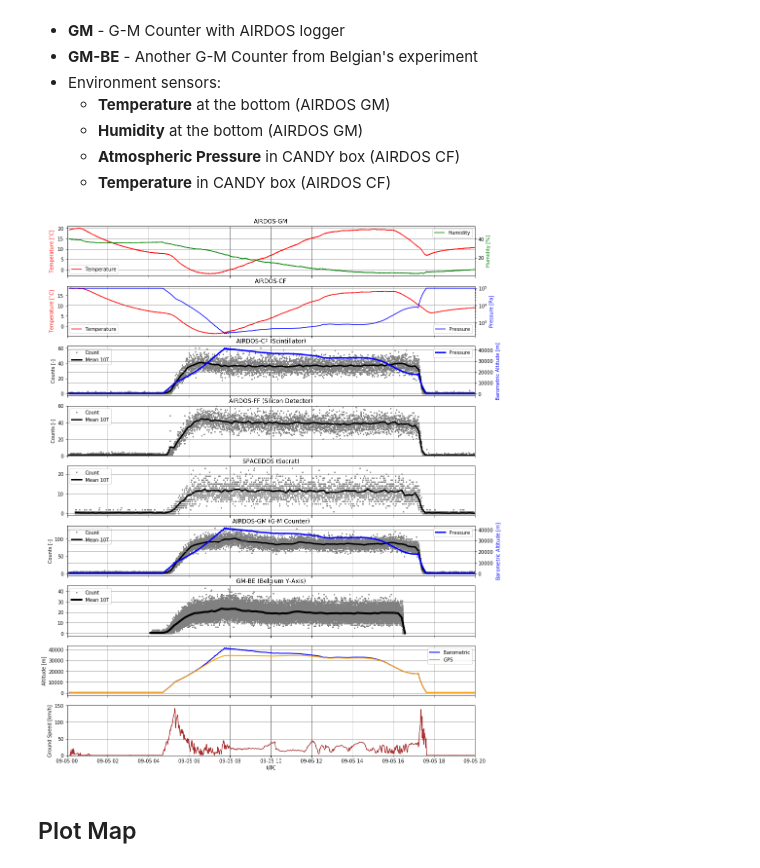
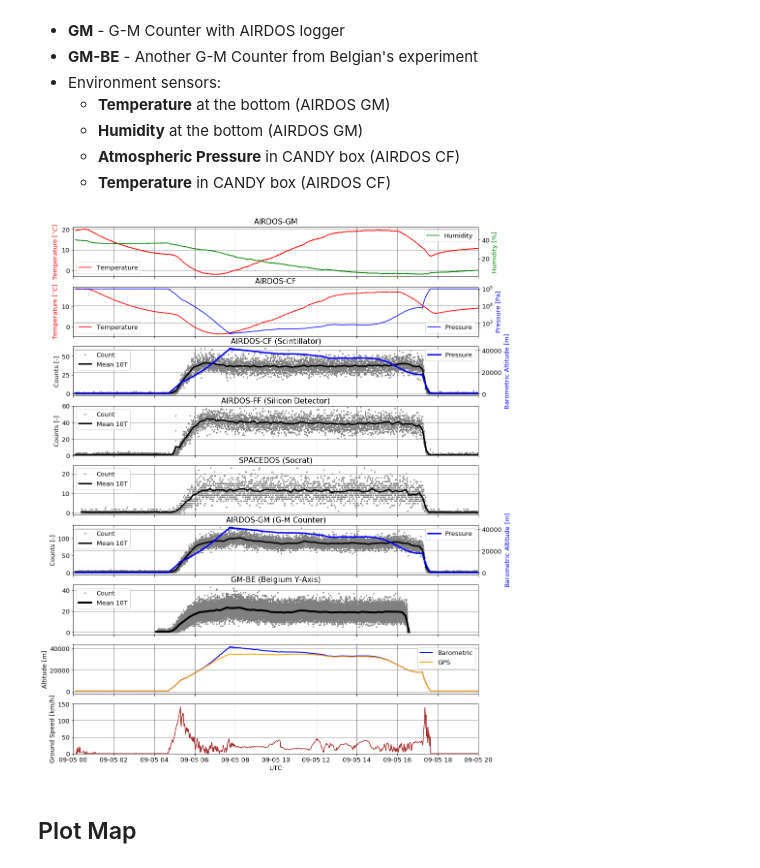
Before and after one commit to ODZ-UJF-AV-CR/FIK-4-Kiruna, a Jupyter notebook: notebooks/Flight2.ipynb, the cells around one changed output. Drawn from its saved outputs; the diff is of its cells as text; code cells hidden in the pictures.

```diff
--- a/notebooks/Flight2.ipynb
+++ b/notebooks/Flight2.ipynb
@@ -6,11 +6,11 @@
 from fik2 import *
 
 gm_nav, gm = \
-    read_airdos_gm_log("FLIGHT/GM/DATALOG.TXT", mergeruns=True)
+    read_airdos_gm_log("./FLIGHT/GM/DATALOG.TXT", mergeruns=True)
 cf_nav, cf_candy = \
-    read_airdos_cf_log("FLIGHT/CF/DATALOG.TXT", mergeruns=True)
+    read_airdos_cf_log("./FLIGHT/CF/DATALOG.TXT", mergeruns=True)
 ff_candy, = \
-    read_airdos_ff_log("FLIGHT/FF/DATALOG.TXT", mergeruns=True)
+    read_airdos_ff_log("./FLIGHT/FF/DATALOG.TXT", mergeruns=True)
 
 cf_nav_ = cf_nav.dropna()
 ff_candy.index = cf_nav_.index[0] - pd.to_timedelta(cf_nav_.iloc[0]['Time'], unit='sec') \
@@ -48,6 +70,9 @@ begm = df
     * __Atmospheric Pressure__ in CANDY box (AIRDOS CF)
     * __Temperature__ in CANDY box (AIRDOS CF)
 # %%
+import matplotlib
+matplotlib.rcParams.update({'font.size': 13})
+
 fig, (ax1, ax3, ax4, ax5, ax6, ax2, ax7, ax8, ax9) \
     = plt.subplots(figsize=(15, 20), nrows=9, sharex=True)
 ax1_twin = ax1.twinx()
@@ -122,34 +147,34 @@ ax5.legend(loc=2)
 ax6.set_title("SPACEDOS (Socrat)")
 ax6.plot(socrat_candy['Flux'], linestyle='', marker='.', label='Count', markeredgewidth=0, color='gray')
 ax6.plot(socrat_candy['Flux'].resample(WINDOW, loffset=OFFSET).mean(), lw=3, label='Mean '+WINDOW, color='black')
 #ax6.set_xlim('2019-09-05 00:00','2019-09-05 20:00')
 ax6.grid(b=True, which='major', color='grey', linestyle='-')
 ax6.legend(loc=2)
 
 ax7.set_title("GM-BE (Belgium Y-Axis)")
 ax7.plot(begm['Flux'], linestyle='', marker='.', label='Count', markeredgewidth=0, color='gray')
 ax7.plot(begm['Flux'].resample(WINDOW, loffset=OFFSET).mean(), lw=4, label='Mean '+WINDOW, color='black')
 ax7.set_xlim('2019-09-05 00:00','2019-09-05 20:00')
 ax7.grid(b=True, which='major', color='grey', linestyle='-')
 ax7.legend(loc=2)
 
 ax8.plot(cf_candy.index, cf_candy['Pressure'].apply(press2alt),
          color='blue', lw=2, label='Barometric')
 ax8.plot(cf_nav.index, cf_nav['Alt'],
          color='orange', lw=2, label='GPS')
 ax8.legend(loc=1)
 ax8.set_ylabel('Altitude [m]')
 ax8.grid(b=True, which='major', color='grey', linestyle='-')
 
 ax9.plot(cf_nav.index, cf_nav['Speed'], color='brown')
 ax9.set_ylabel('Ground Speed [km/h]')
 ax9.grid(b=True, which='major', color='grey', linestyle='-')
 ax9.set_ylim(0,150)
 ax9.set_xlabel('UTC')
 
 None
 # %% [output]
-[figure, old version]
+[figure, new version]
 # %% [markdown]
 ## Plot Map
 # %%
```
Also changed, not shown: parts of 11 cells of this notebook, 2 other files.
